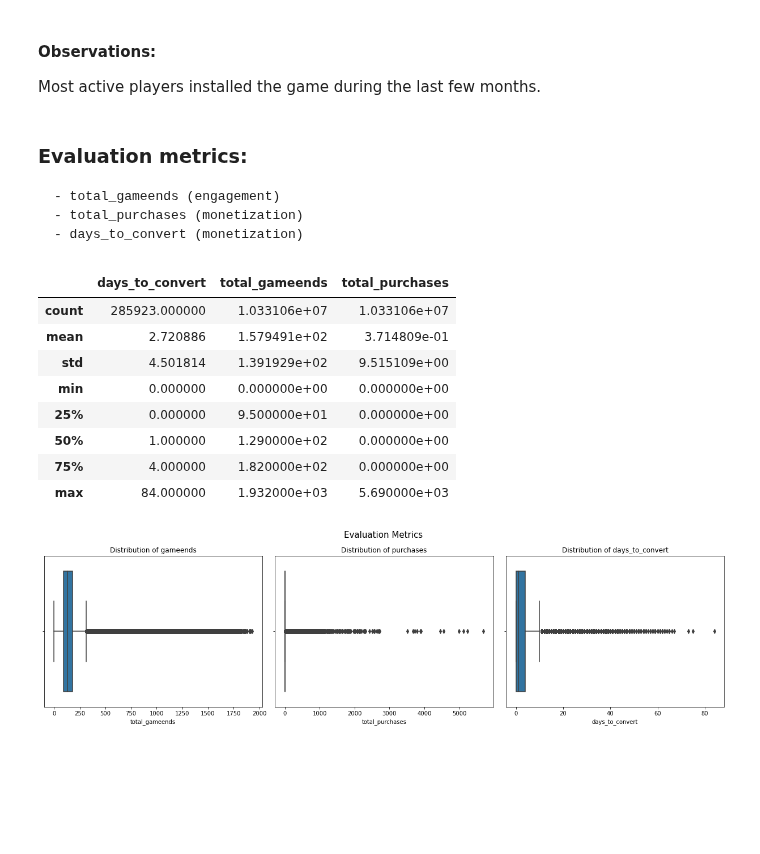
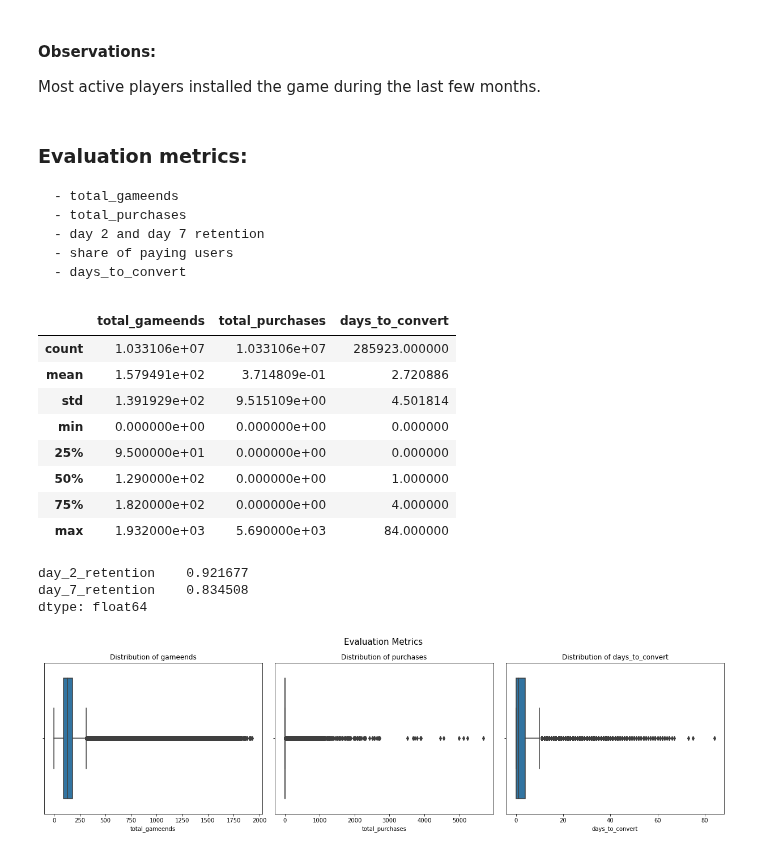
Before and after one commit to rmarinplana/personalProjects, a Jupyter notebook: analysis/gaming_analysis.ipynb, the cells around one changed output. Saved outputs shown, nothing was run; the diff lists cells and outputs as text; code cells hidden in the pictures; blank space fills up the shorter version.

```diff
--- a/analysis/gaming_analysis.ipynb
+++ b/analysis/gaming_analysis.ipynb
@@ -114,0 +121,2 @@ df = gcp2df(query)
+# %%
+df = pd.read_csv("../../../king.csv", index_col=0)
@@ -120,6 +137,9 @@ df[["assignment_date", "install_date", "conversion_date"]] = df[["assignment_dat
 # create more meaningful and actionable variables form datetime variables
 df["days_since_installed"] = (df.assignment_date.max() - df.install_date).dt.days # time since a player installed the game in days
 df["days_to_convert"] = (df.conversion_date - df.install_date).dt.days # time it takes players to convert after installing the game in days
+# %%
+# create paying users based on whether a player is
+df["paying_user"] = df.conversion_date.notnull()
 # %%
 # create a player_type variable that segments players by days_since_installed
 # The split is determined by business sense
@@ -129,3 +149,7 @@ conditions = [
     (df.days_since_installed > 90)]
 values = ["newbie", "experienced", "OG"]
 df["player_type"] = np.select(conditions, values)
+# %%
+# create a retention metric based on number of days played
+df["day_2_retention"] = df.days_played > 1
+df["day_7_retention"] = df.days_played > 6
@@ -201,21 +214,29 @@ Most active players installed the game during the last few months.
 # %% [markdown]
 ### Evaluation metrics:
 
-    - total_gameends (engagement)
-    - total_purchases (monetization)
-    - days_to_convert (monetization)
+    - total_gameends
+    - total_purchases
+    - day 2 and day 7 retention
+    - share of paying users
+    - days_to_convert
 # %%
-df[["days_to_convert", "total_gameends", "total_purchases"]].describe()
+df[["total_gameends", "total_purchases", "days_to_convert"]].describe()
 # %% [output]
-|  | days_to_convert | total_gameends | total_purchases |
-| count | 285923.000000 | 1.033106e+07 | 1.033106e+07 |
-| mean | 2.720886 | 1.579491e+02 | 3.714809e-01 |
-| std | 4.501814 | 1.391929e+02 | 9.515109e+00 |
-| min | 0.000000 | 0.000000e+00 | 0.000000e+00 |
-| 25% | 0.000000 | 9.500000e+01 | 0.000000e+00 |
-| 50% | 1.000000 | 1.290000e+02 | 0.000000e+00 |
-| 75% | 4.000000 | 1.820000e+02 | 0.000000e+00 |
-| max | 84.000000 | 1.932000e+03 | 5.690000e+03 |
+|  | total_gameends | total_purchases | days_to_convert |
+| count | 1.033106e+07 | 1.033106e+07 | 285923.000000 |
+| mean | 1.579491e+02 | 3.714809e-01 | 2.720886 |
+| std | 1.391929e+02 | 9.515109e+00 | 4.501814 |
+| min | 0.000000e+00 | 0.000000e+00 | 0.000000 |
+| 25% | 9.500000e+01 | 0.000000e+00 | 0.000000 |
+| 50% | 1.290000e+02 | 0.000000e+00 | 1.000000 |
+| 75% | 1.820000e+02 | 0.000000e+00 | 4.000000 |
+| max | 1.932000e+03 | 5.690000e+03 | 84.000000 |
+# %%
+df[["day_2_retention", "day_7_retention"]].mean()
+# %% [output]
+day_2_retention    0.921677
+day_7_retention    0.834508
+dtype: float64
 # %%
 fig, ax = plt.subplots(1, 3, figsize=(17, 5))
 sns.boxplot(df.total_gameends, ax=ax[0])
```
Also changed, not shown: parts of 48 cells of this notebook, 2 other files.
